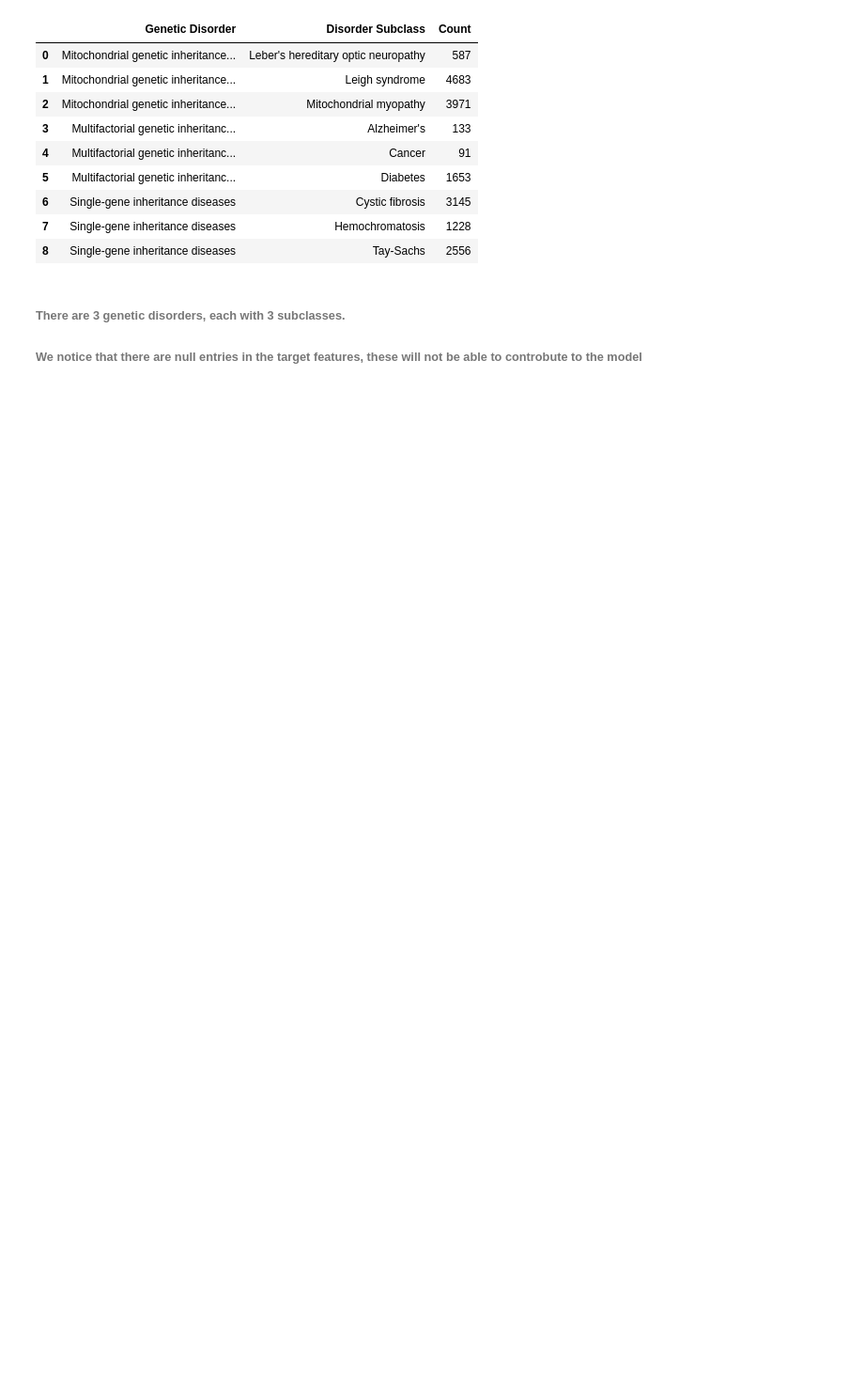
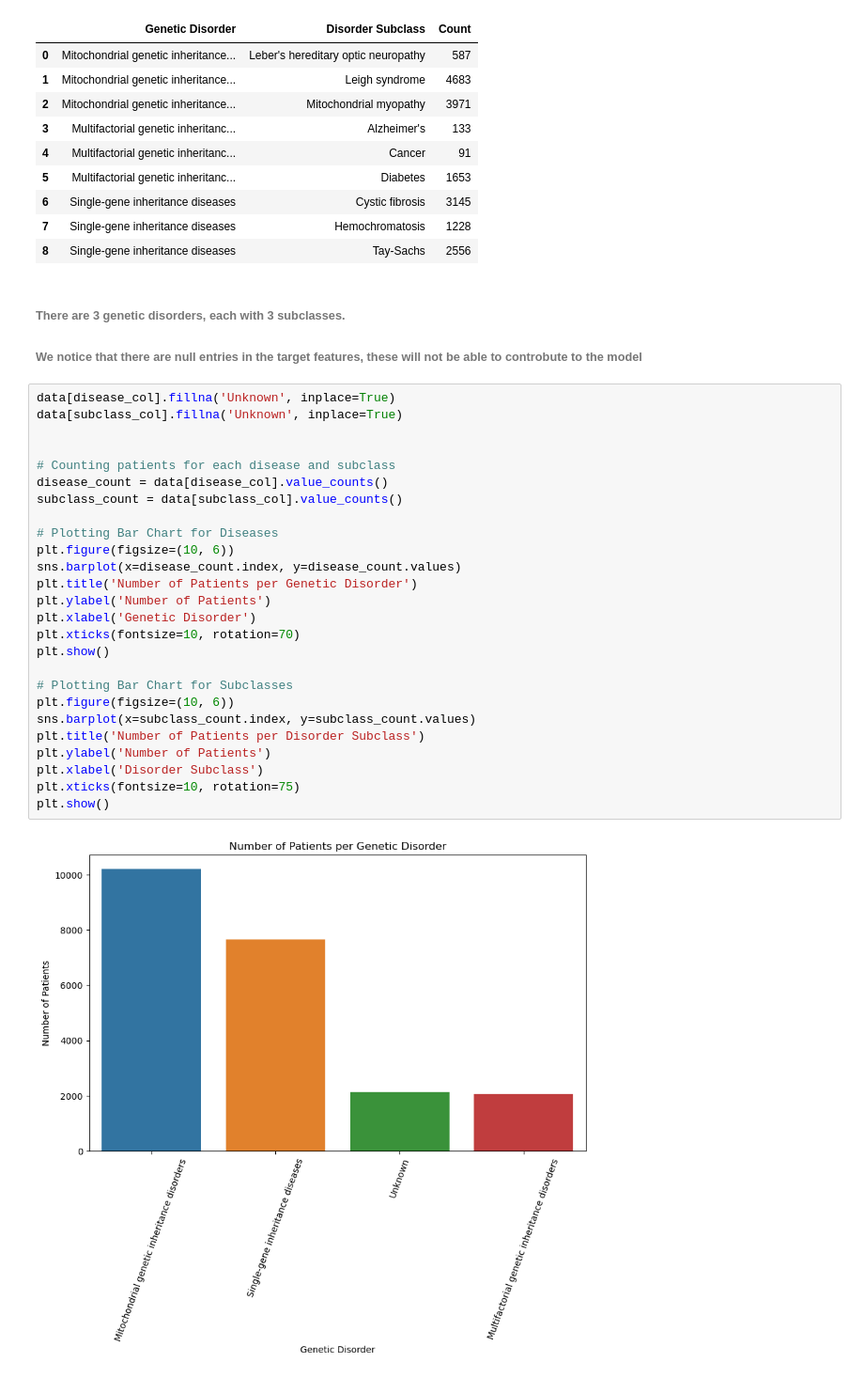
Before and after one commit to salmaloukili/ML, a Jupyter notebook: notebook.ipynb, the cells around one changed output. Shown: that part at 94% size. Saved outputs shown, nothing was run; the diff lists cells and outputs as text; blank space fills up the shorter version.

```diff
--- a/notebook.ipynb
+++ b/notebook.ipynb
@@ -85,3 +86,31 @@ Unique Combinations of Disease and Subclass:
 # %% [markdown]
 ###### There are 3 genetic disorders, each with 3 subclasses.
 ###### We notice that there are null entries in the target features, these will not be able to controbute to the model
+# %%
+data[disease_col].fillna('Unknown', inplace=True)
+data[subclass_col].fillna('Unknown', inplace=True)
+
+
+# Counting patients for each disease and subclass
+disease_count = data[disease_col].value_counts()
+subclass_count = data[subclass_col].value_counts()
+
+# Plotting Bar Chart for Diseases
+plt.figure(figsize=(10, 6))
+sns.barplot(x=disease_count.index, y=disease_count.values)
+plt.title('Number of Patients per Genetic Disorder')
+plt.ylabel('Number of Patients')
+plt.xlabel('Genetic Disorder')
+plt.xticks(fontsize=10, rotation=70)
+plt.show()
+
+# Plotting Bar Chart for Subclasses
+plt.figure(figsize=(10, 6))
+sns.barplot(x=subclass_count.index, y=subclass_count.values)
+plt.title('Number of Patients per Disorder Subclass')
+plt.ylabel('Number of Patients')
+plt.xlabel('Disorder Subclass')
+plt.xticks(fontsize=10, rotation=75)
+plt.show()
+# %% [output]
+[figure, added]
```
Also changed, not shown: parts of 10 cells of this notebook.
